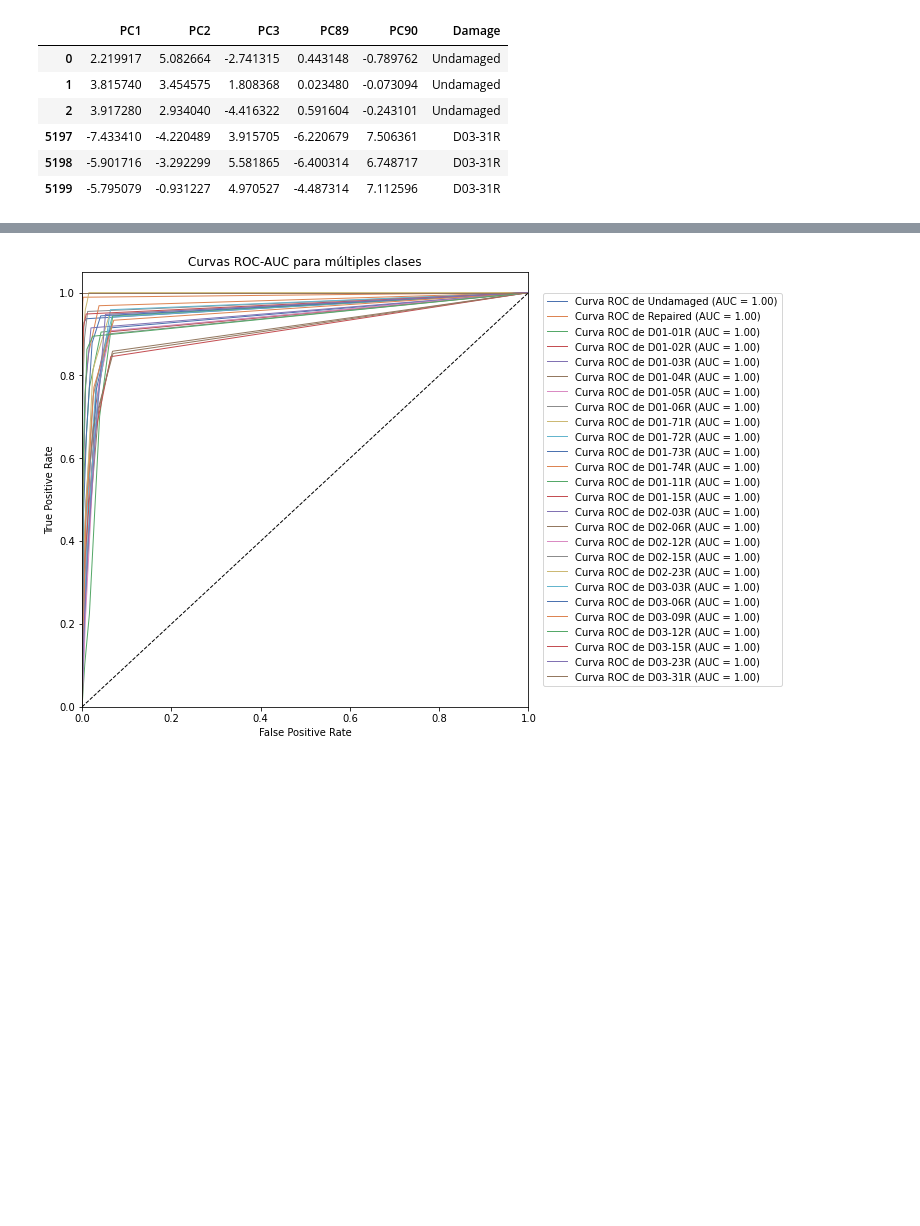
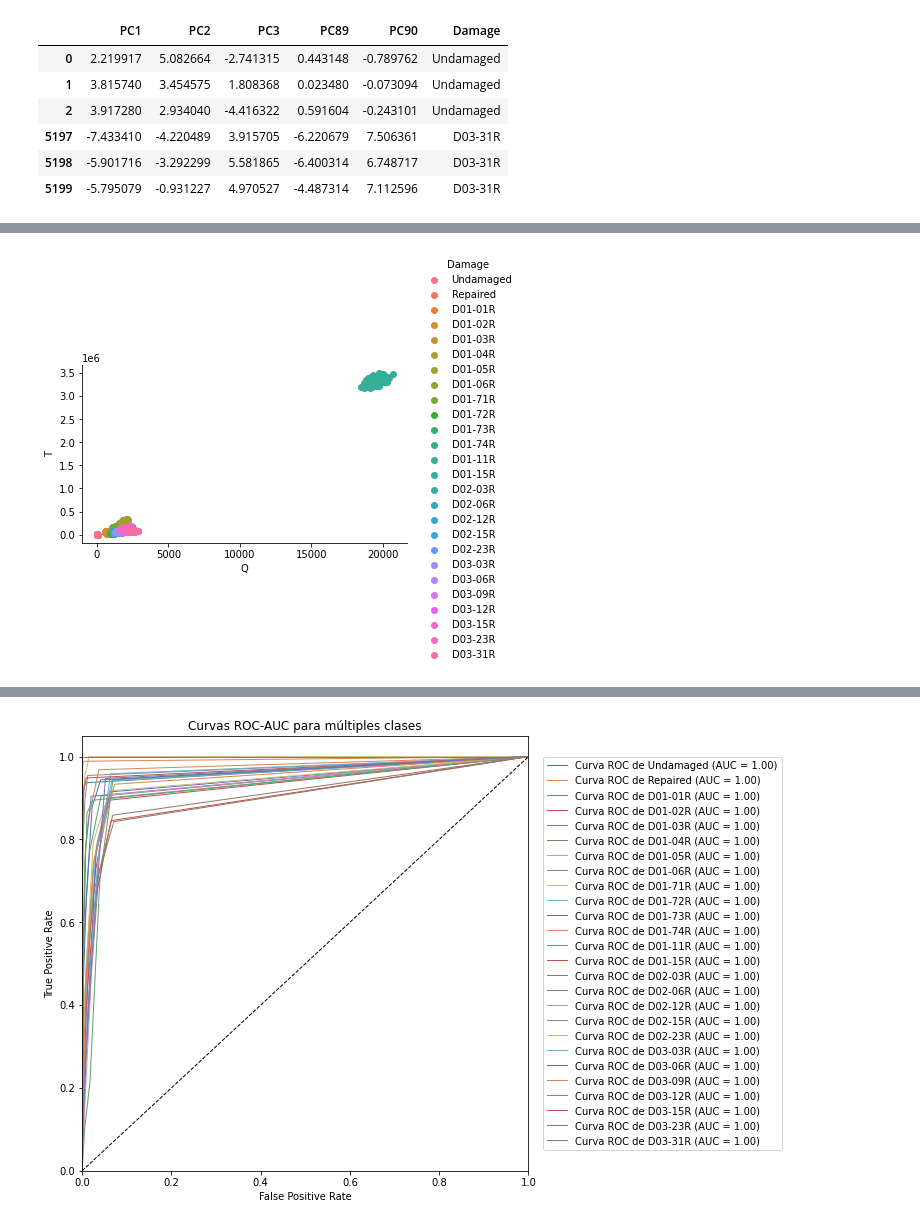
Before and after one commit to manvgom/IML, a Jupyter notebook: IML_PIPELINE.ipynb, the cells around one changed output, grey strips where cells are left out. Drawn from its saved outputs; the diff is of its cells as text; code cells hidden in the pictures; blank space fills up the shorter version.

```diff
--- a/IML_PIPELINE.ipynb
+++ b/IML_PIPELINE.ipynb
@@ -204,3 +204,9 @@ fig.tight_layout(pad=6.0)
+# %%
+fg = sns.FacetGrid(data=scores, hue='Damage',height=5)
+fg.map(plt.scatter, 'Q', 'T').add_legend()
+fg.fig.set_size_inches(7,3)
+# %% [output]
+[figure, added]
 # %%
 print(scores.shape,QT.shape)
 scores = pd.concat([scores, QT], axis=1)
```
Also changed, not shown: parts of 4 cells of this notebook.
